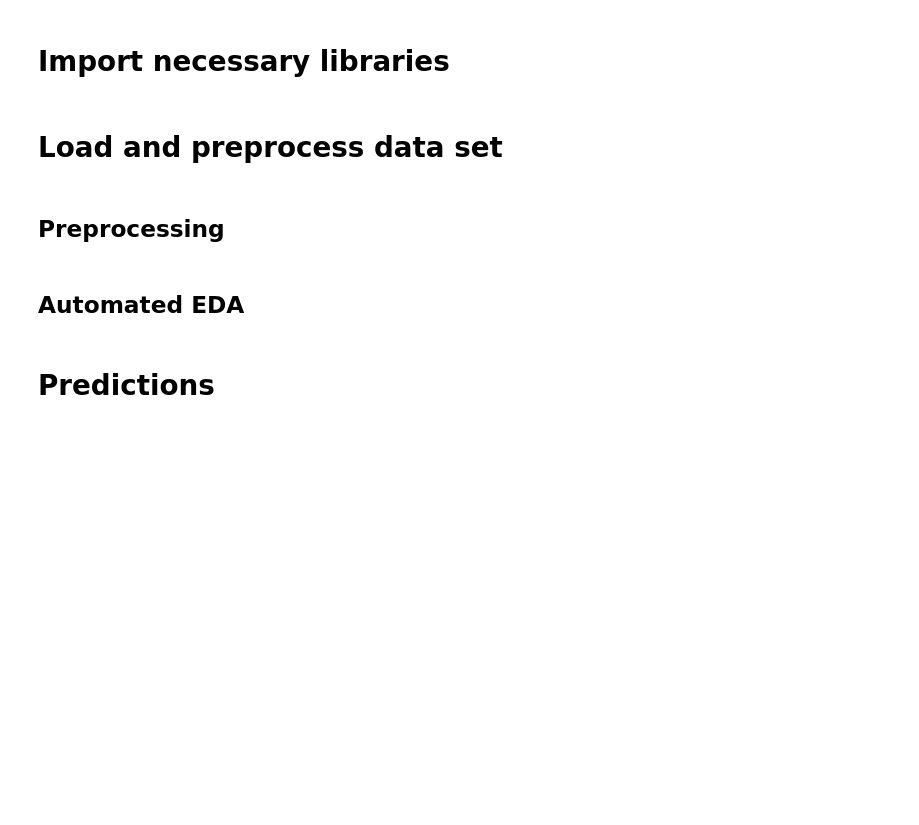
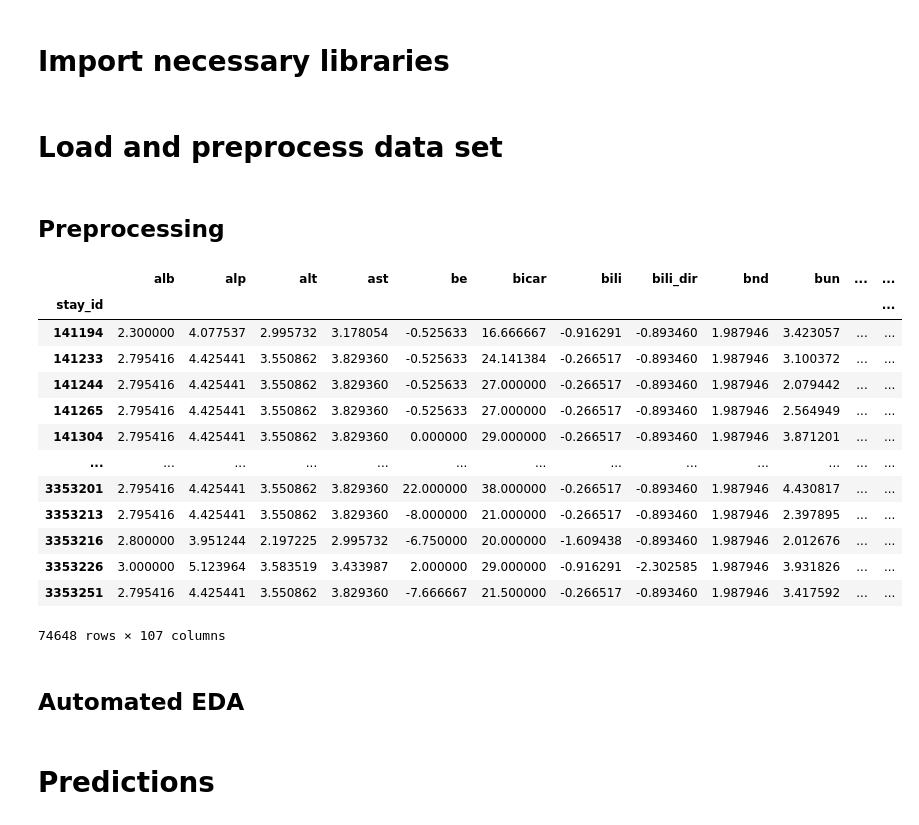
Before and after one commit to lbrilh/masterthesis, a Jupyter notebook: RegressionHRLinearized.ipynb, the cells around one changed output. Cells and saved outputs as stored; diff of their text form; code cells hidden in the pictures; blank space fills up the shorter version.

```diff
--- a/RegressionHRLinearized.ipynb
+++ b/RegressionHRLinearized.ipynb
@@ -106,7 +107,10 @@ def preprocess(DYNAMIC_PATH, STATIC_PATH, impute=True):
                         'hr_y': 'hr1'}, inplace=True)
 
         df.dropna(subset=["hr3", "hr1"], inplace=True)
-    return df
+
+    X = df.drop('hr3', axis=1)
+    y = df['hr3']
+    return X,y
 # %%
-df_eicu = preprocess(EICU_DATA_PATH_DYNAMIC, EICU_DATA_PATH_STATIC)
+X_eicu, y_eicu = preprocess(EICU_DATA_PATH_DYNAMIC, EICU_DATA_PATH_STATIC)
 # %%
@@ -118,3 +122,20 @@ df_miiv = preprocess(MIIV_DATA_PATH_DYNAMIC, MIIV_DATA_PATH_STATIC)
+# %%
+X_eicu
+# %% [output]
+|  | alb | alp | alt | ast | be | bicar | bili | bili_dir | bnd | bun | ... | ... |
+| stay_id |  |  |  |  |  |  |  |  |  |  |  | ... |
+| 141194 | 2.300000 | 4.077537 | 2.995732 | 3.178054 | -0.525633 | 16.666667 | -0.916291 | -0.893460 | 1.987946 | 3.423057 | ... | ... |
+| 141233 | 2.795416 | 4.425441 | 3.550862 | 3.829360 | -0.525633 | 24.141384 | -0.266517 | -0.893460 | 1.987946 | 3.100372 | ... | ... |
+| 141244 | 2.795416 | 4.425441 | 3.550862 | 3.829360 | -0.525633 | 27.000000 | -0.266517 | -0.893460 | 1.987946 | 2.079442 | ... | ... |
+| 141265 | 2.795416 | 4.425441 | 3.550862 | 3.829360 | -0.525633 | 27.000000 | -0.266517 | -0.893460 | 1.987946 | 2.564949 | ... | ... |
+| 141304 | 2.795416 | 4.425441 | 3.550862 | 3.829360 | 0.000000 | 29.000000 | -0.266517 | -0.893460 | 1.987946 | 3.871201 | ... | ... |
+| ... | ... | ... | ... | ... | ... | ... | ... | ... | ... | ... | ... | ... |
+| 3353201 | 2.795416 | 4.425441 | 3.550862 | 3.829360 | 22.000000 | 38.000000 | -0.266517 | -0.893460 | 1.987946 | 4.430817 | ... | ... |
+| 3353213 | 2.795416 | 4.425441 | 3.550862 | 3.829360 | -8.000000 | 21.000000 | -0.266517 | -0.893460 | 1.987946 | 2.397895 | ... | ... |
+| 3353216 | 2.800000 | 3.951244 | 2.197225 | 2.995732 | -6.750000 | 20.000000 | -1.609438 | -0.893460 | 1.987946 | 2.012676 | ... | ... |
+| 3353226 | 3.000000 | 5.123964 | 3.583519 | 3.433987 | 2.000000 | 29.000000 | -0.916291 | -2.302585 | 1.987946 | 3.931826 | ... | ... |
+| 3353251 | 2.795416 | 4.425441 | 3.550862 | 3.829360 | -7.666667 | 21.500000 | -0.266517 | -0.893460 | 1.987946 | 3.417592 | ... | ... |
+74648 rows × 107 columns
 # %% [markdown]
 ## Automated EDA
 # %%
```
Also changed, not shown: parts of 34 cells of this notebook, 24 other files.
